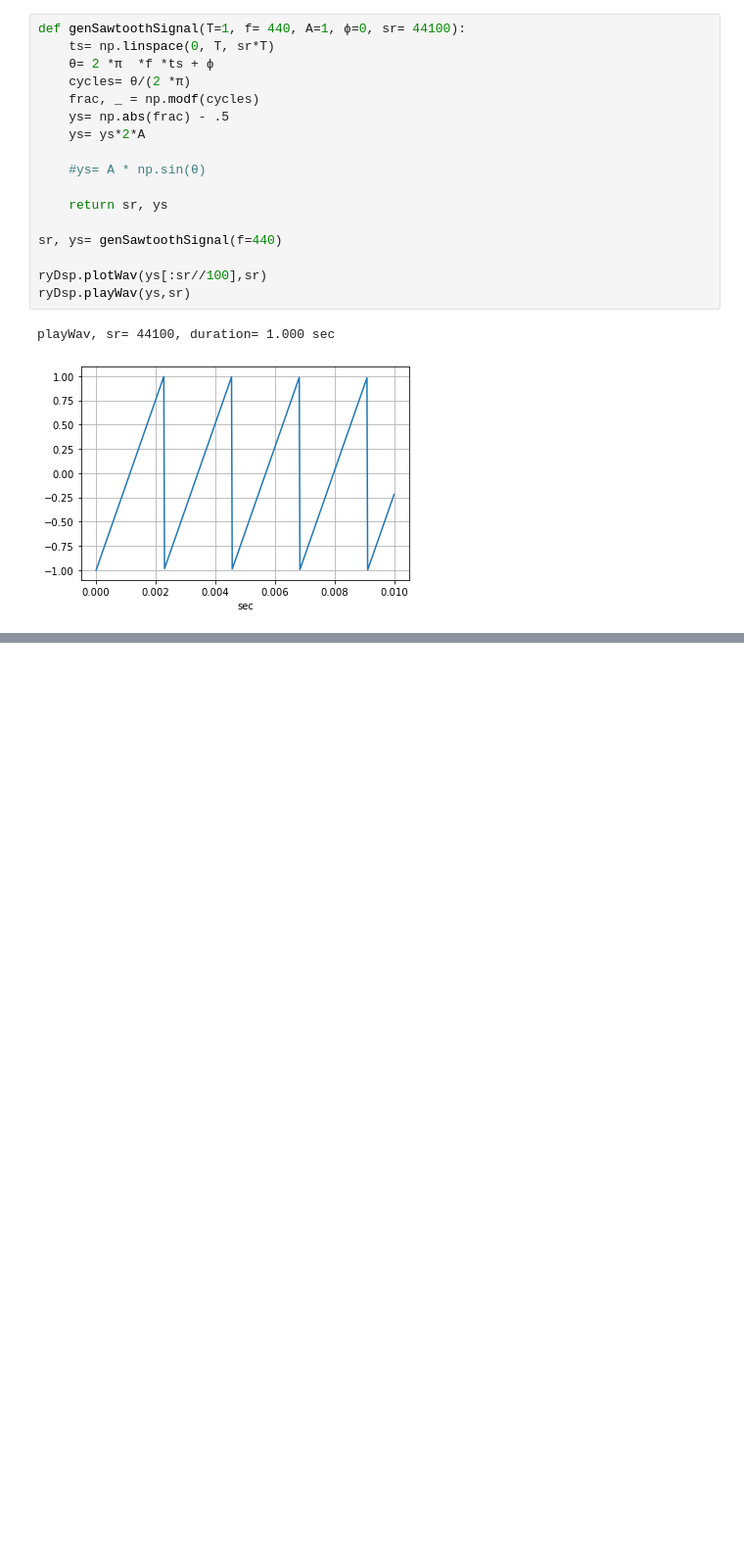
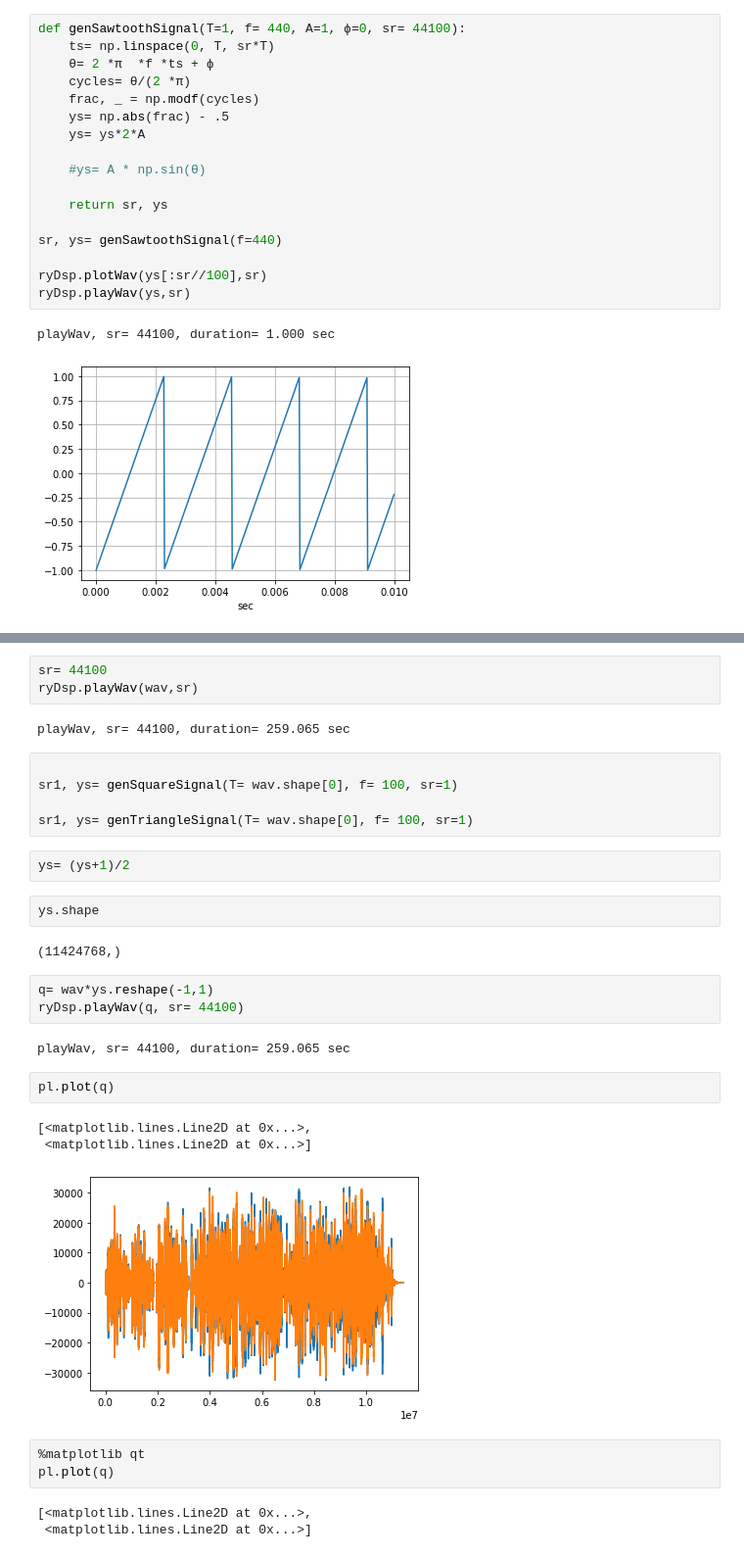
Before and after one commit to renyuanL/ryDsp2021, a Jupyter notebook: ryDsp_use02.ipynb, the cells around one changed output, grey strips where cells are left out. Shown: that part at 98% size. Saved outputs shown, nothing was run; the diff lists cells and outputs as text; blank space fills up the shorter version.

```diff
--- a/ryDsp_use02.ipynb
+++ b/ryDsp_use02.ipynb
@@ -168,0 +170,33 @@ playWav, sr= 44100, duration= 1.000 sec
+# %%
+sr= 44100
+ryDsp.playWav(wav,sr)
+# %% [output]
+playWav, sr= 44100, duration= 259.065 sec
+# %%
+
+sr1, ys= genSquareSignal(T= wav.shape[0], f= 100, sr=1)
+
+sr1, ys= genTriangleSignal(T= wav.shape[0], f= 100, sr=1)
+# %%
+ys= (ys+1)/2
+# %%
+ys.shape
+# %% [output]
+(11424768,)
+# %%
+q= wav*ys.reshape(-1,1)
+ryDsp.playWav(q, sr= 44100)
+# %% [output]
+playWav, sr= 44100, duration= 259.065 sec
+# %%
+pl.plot(q)
+# %% [output]
+[<matplotlib.lines.Line2D at 0x...>,
+ <matplotlib.lines.Line2D at 0x...>]
+[figure, added]
+# %%
+%matplotlib qt
+pl.plot(q)
+# %% [output]
+[<matplotlib.lines.Line2D at 0x...>,
+ <matplotlib.lines.Line2D at 0x...>]
```
Also changed, not shown: parts of 8 cells of this notebook, 8 other files.
